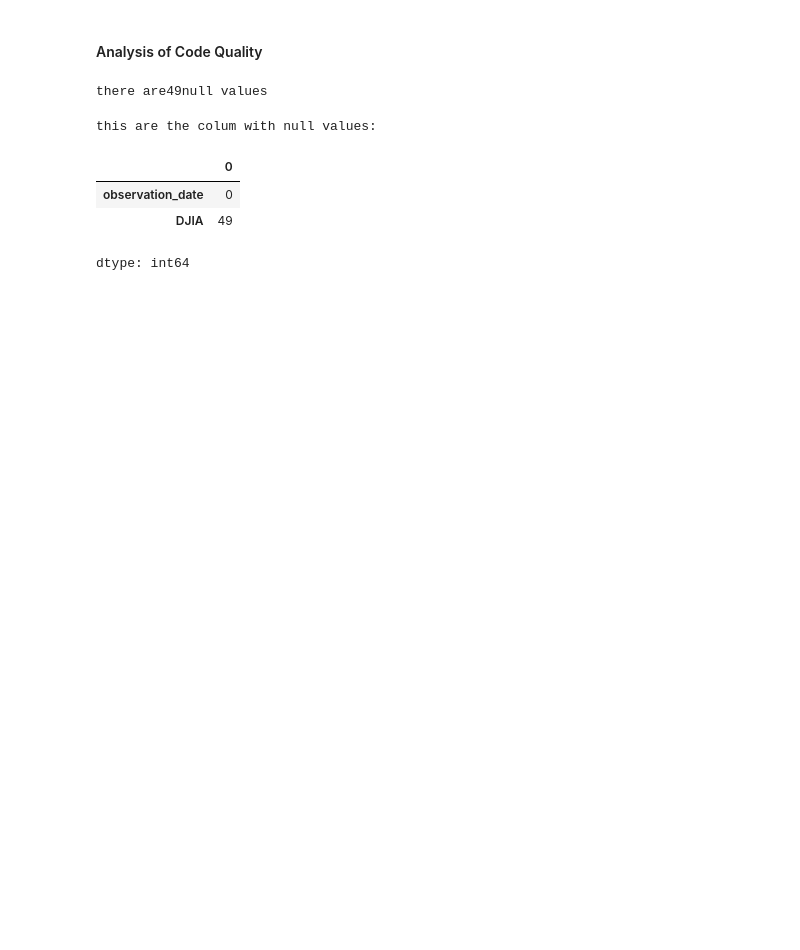
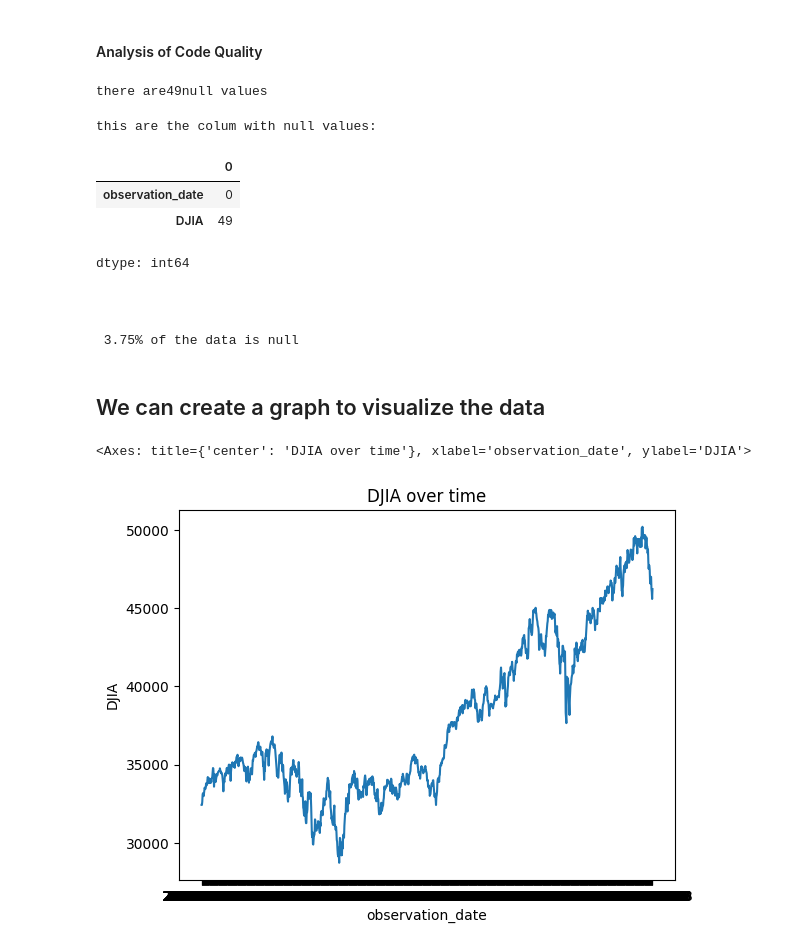
Before and after one commit to minhazmujaffar-art/data-analytics, a Jupyter notebook: DowJonesAnalysis.ipynb, the cells around one changed output. Drawn from its saved outputs; the diff is of its cells as text; code cells hidden in the pictures; blank space fills up the shorter version.

Commit message:
Added data visualization

```diff
--- a/DowJonesAnalysis.ipynb
+++ b/DowJonesAnalysis.ipynb
@@ -26,3 +24,23 @@ this are the colum with null values:
 dtype: int64
 # %% [markdown]
 ##
+# %%
+num_rows = len(df)
+null_ratio = number_of_nulls/ num_rows
+## we can use fstring in phyton to formate our strings
+print(f" {null_ratio*100:.2f}% of the data is null")
+# %% [output]
+ 3.75% of the data is null
+# %% [markdown]
+## We can create a graph to visualize the data
+# %%
+import seaborn as sns
+
+ax = sns.lineplot(df, x="observation_date",y="DJIA")
+ax.set(
+    title="DJIA over time"
+)
+ax
+# %% [output]
+<Axes: title={'center': 'DJIA over time'}, xlabel='observation_date', ylabel='DJIA'>
+[figure, added]
```
Also changed, not shown: parts of 1 cell of this notebook.
